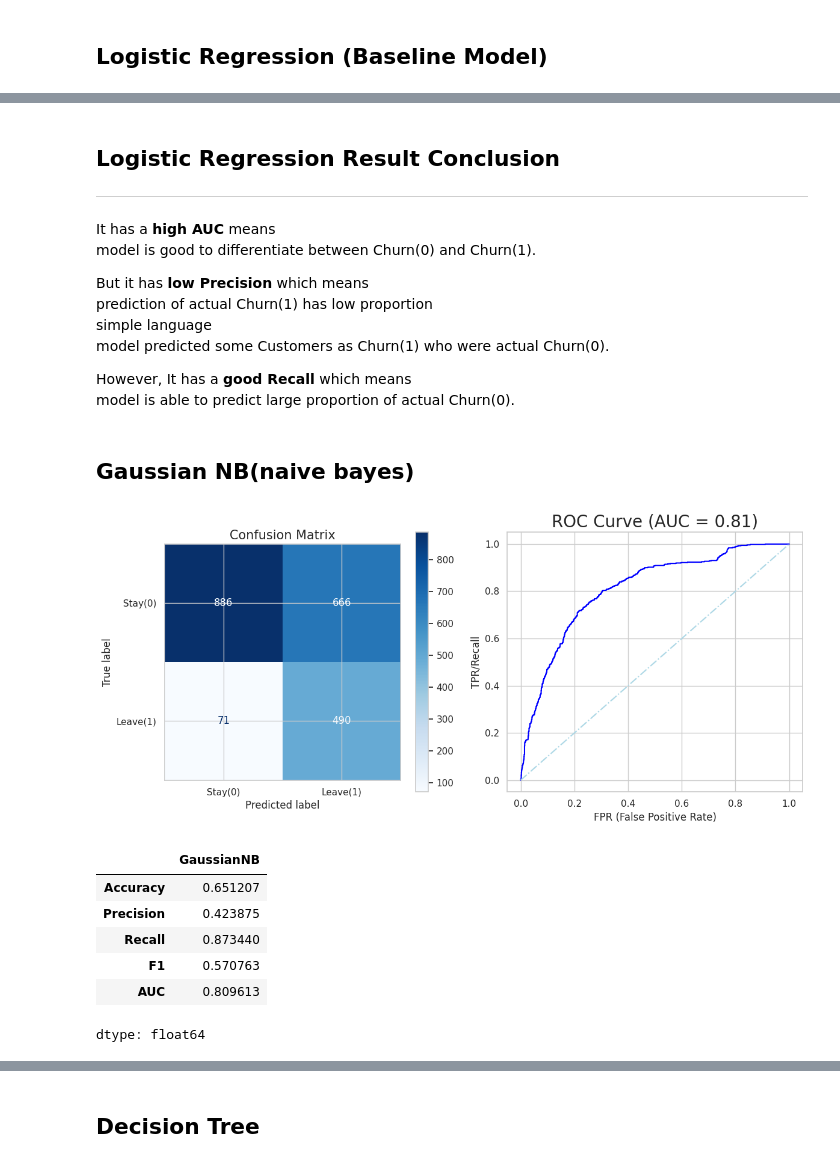
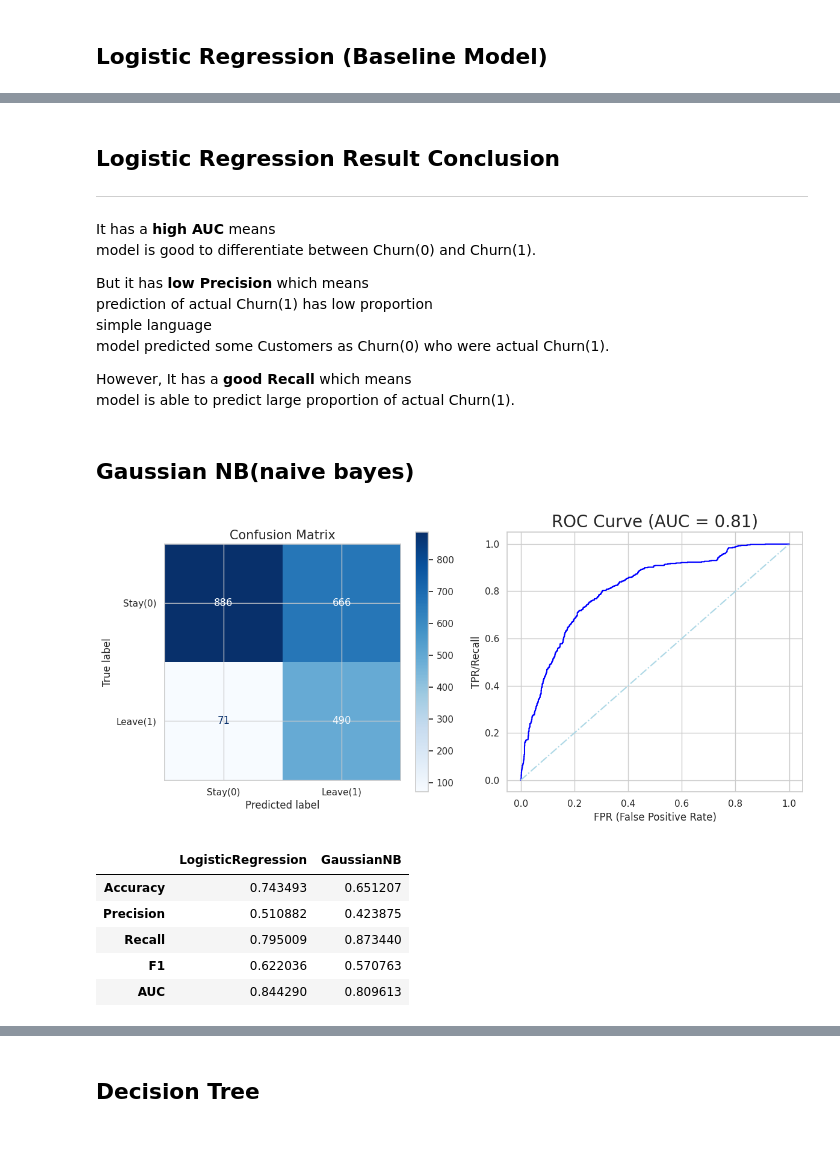
Before and after one commit to ArthJain123/Customer-Churn-Prediction-ML, a Jupyter notebook: Customer_Churn_Prediction.ipynb, the cells around one changed output, grey strips where cells are left out. Cells and saved outputs as stored; diff of their text form; code cells hidden in the pictures.

```diff
--- a/Customer_Churn_Prediction.ipynb
+++ b/Customer_Churn_Prediction.ipynb
@@ -755,23 +761,25 @@ Churn(0) and Churn(1).
 But it has **low Precision** which means\
 prediction of actual Churn(1) has low proportion \
 simple language\
-model predicted some Customers as Churn(1) who were actual Churn(0).
+model predicted some Customers as Churn(0) who were actual Churn(1).
 
 However, It has a **good Recall** which means\
-model is able to predict large proportion of actual Churn(0).
+model is able to predict large proportion of actual Churn(1).
 # %% [markdown]
 ## Gaussian NB(naive bayes)
-# %%
-ml_model(GaussianNB())
-# %% [output]
-[figure, removed]
-|  | GaussianNB |
-| Accuracy | 0.651207 |
-| Precision | 0.423875 |
-| Recall | 0.873440 |
-| F1 | 0.570763 |
-| AUC | 0.809613 |
-dtype: float64
+# %%
+result = ml_model(GaussianNB())
+
+model_result["GaussianNB"] = result
+model_result
+# %% [output]
+[figure, added]
+|  | LogisticRegression | GaussianNB |
+| Accuracy | 0.743493 | 0.651207 |
+| Precision | 0.510882 | 0.423875 |
+| Recall | 0.795009 | 0.873440 |
+| F1 | 0.622036 | 0.570763 |
+| AUC | 0.844290 | 0.809613 |
 # %% [markdown]
 ## Gaussian NB Result Conclusion
 
```
Also changed, not shown: parts of 10 cells of this notebook.
